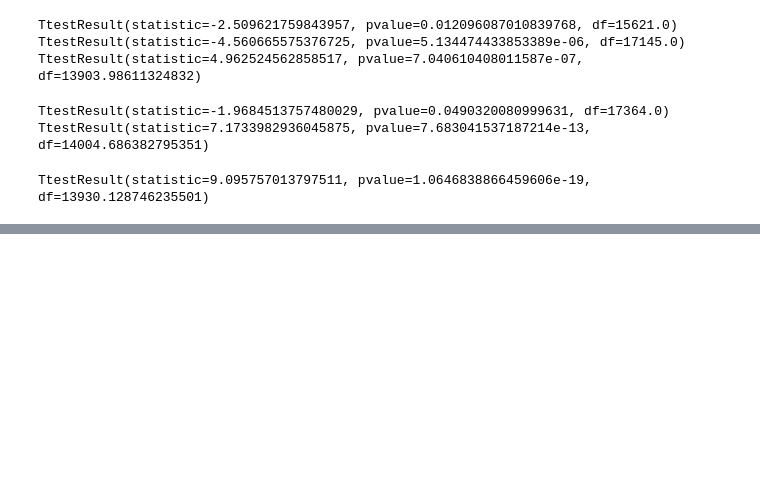
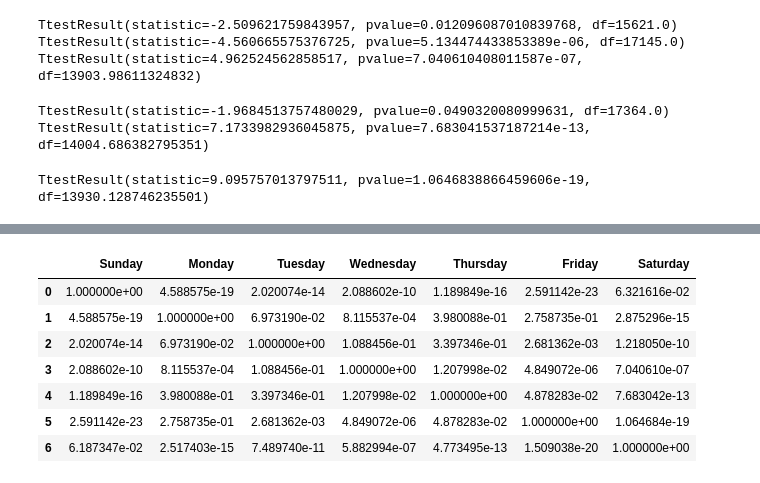
Before and after one commit to martabaker/ds-project-1-group-11, a Jupyter notebook: Regression/Regression.ipynb, the cells around one changed output, grey strips where cells are left out. Cells and saved outputs as stored; diff of their text form; code cells hidden in the pictures; blank space fills up the shorter version.

```diff
--- a/Regression/Regression.ipynb
+++ b/Regression/Regression.ipynb
@@ -258,0 +356,22 @@ TtestResult(statistic=9.095757013797511, pvalue=1.0646838866459606e-19, df=13930
+# %%
+# Create new DataFrame
+data = {"Sunday": [stat01, stat11, stat21, stat31, stat41, stat51, stat61],
+        "Monday": [stat02, stat12, stat22, stat32, stat42, stat52, stat62],
+        "Tuesday": [stat03, stat13, stat23, stat33, stat43, stat53, stat63],
+        "Wednesday": [stat04, stat14, stat24, stat34, stat44, stat54, stat64],
+        "Thursday": [stat05, stat15, stat25, stat35, stat45, stat55, stat65],
+        "Friday": [stat06, stat16, stat26, stat36, stat46, stat56, stat66],
+        "Saturday": [stat07, stat17, stat27, stat37, stat47, stat57, stat67],
+       }
+
+data_df = pd.DataFrame(data)
+data_df
+# %% [output]
+|  | Sunday | Monday | Tuesday | Wednesday | Thursday | Friday | Saturday |
+| 0 | 1.000000e+00 | 4.588575e-19 | 2.020074e-14 | 2.088602e-10 | 1.189849e-16 | 2.591142e-23 | 6.321616e-02 |
+| 1 | 4.588575e-19 | 1.000000e+00 | 6.973190e-02 | 8.115537e-04 | 3.980088e-01 | 2.758735e-01 | 2.875296e-15 |
+| 2 | 2.020074e-14 | 6.973190e-02 | 1.000000e+00 | 1.088456e-01 | 3.397346e-01 | 2.681362e-03 | 1.218050e-10 |
+| 3 | 2.088602e-10 | 8.115537e-04 | 1.088456e-01 | 1.000000e+00 | 1.207998e-02 | 4.849072e-06 | 7.040610e-07 |
+| 4 | 1.189849e-16 | 3.980088e-01 | 3.397346e-01 | 1.207998e-02 | 1.000000e+00 | 4.878283e-02 | 7.683042e-13 |
+| 5 | 2.591142e-23 | 2.758735e-01 | 2.681362e-03 | 4.849072e-06 | 4.878283e-02 | 1.000000e+00 | 1.064684e-19 |
+| 6 | 6.187347e-02 | 2.517403e-15 | 7.489740e-11 | 5.882994e-07 | 4.773495e-13 | 1.509038e-20 | 1.000000e+00 |
```
Also changed, not shown: parts of 14 cells of this notebook.
